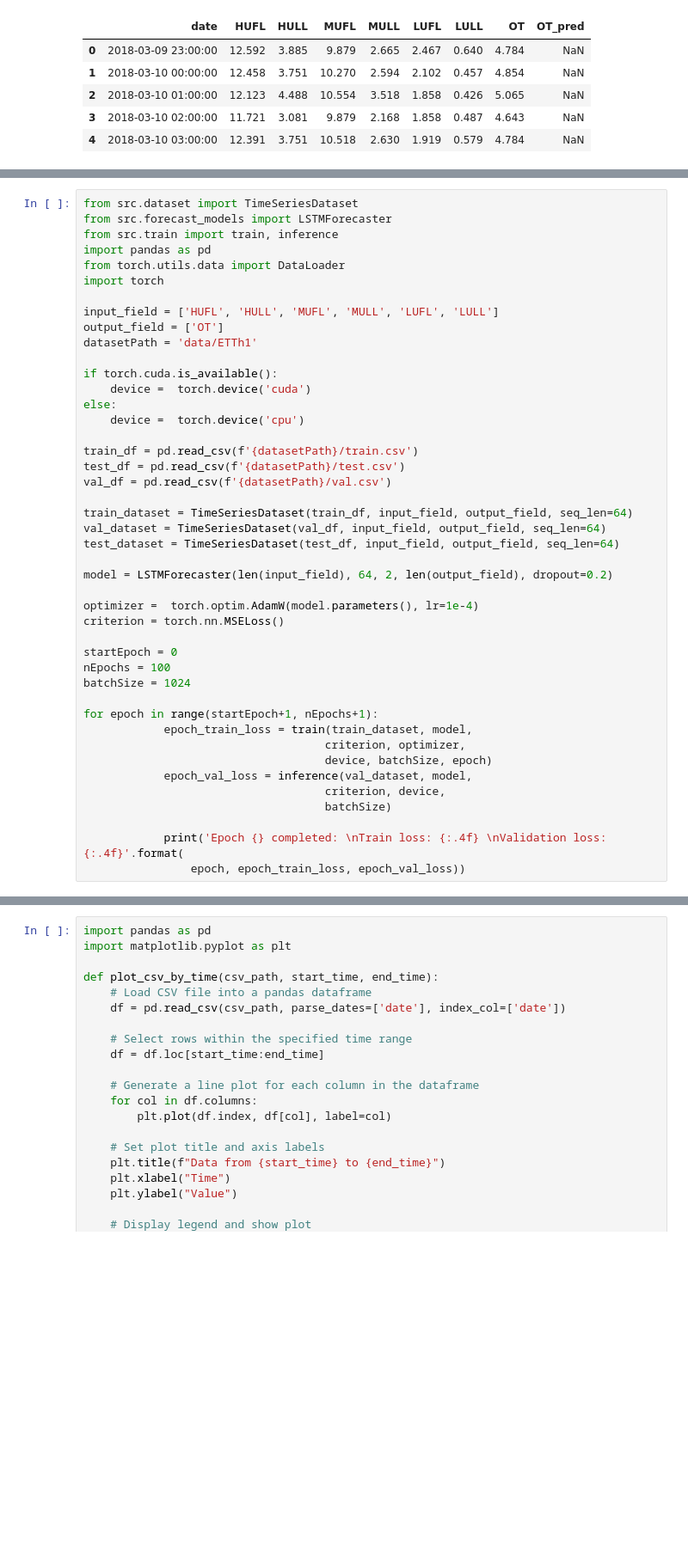
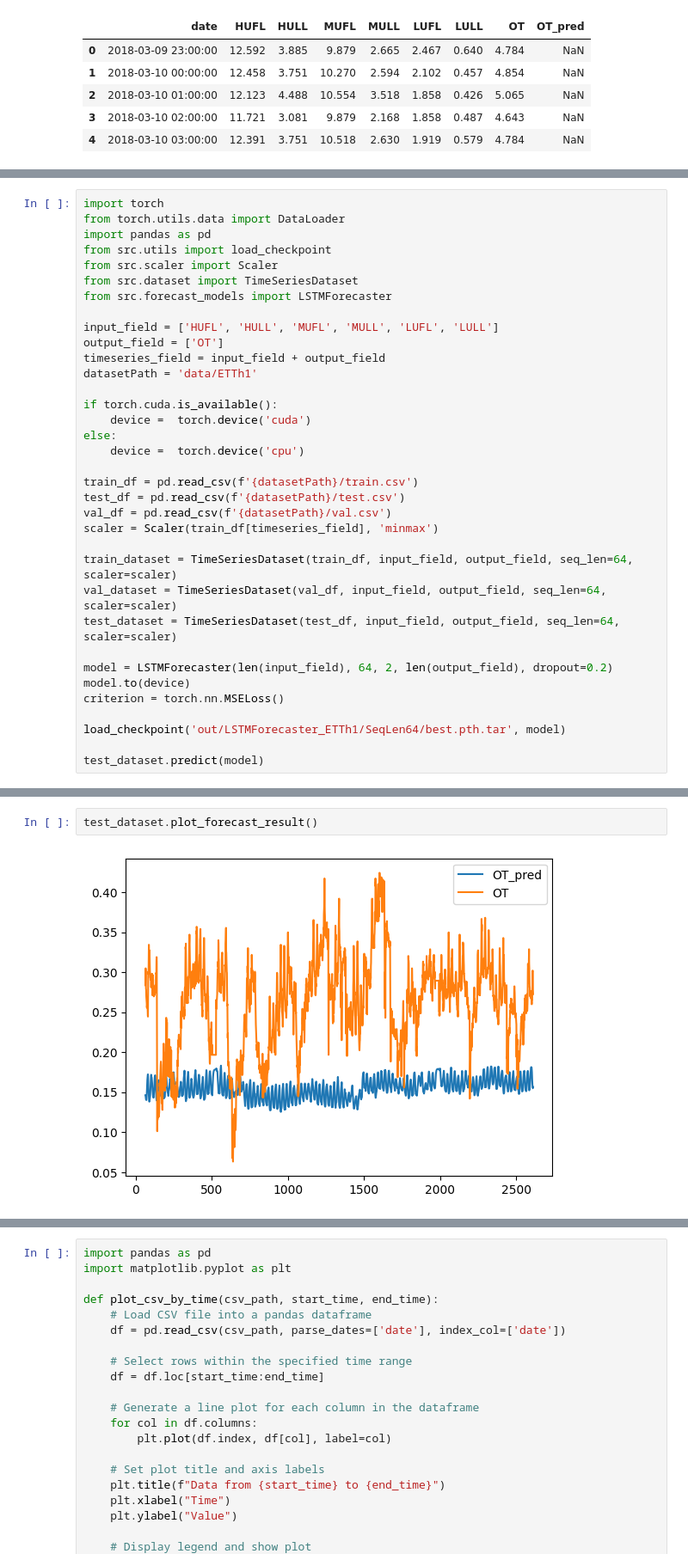
Before and after one commit to ginofft/TimeSeriesAnalysis, a Jupyter notebook: playground.ipynb, the cells around one changed output, grey strips where cells are left out. Shown at 86% size. Cells and saved outputs as stored; diff of their text form; blank space fills up the shorter version.

Commit message:
add forecasting function into dataset

```diff
--- a/playground.ipynb
+++ b/playground.ipynb
@@ -37,13 +31,15 @@ train_mins = train_df[timeseries_field].min()
 # %%
+import torch
+from torch.utils.data import DataLoader
+import pandas as pd
+from src.utils import load_checkpoint
+from src.scaler import Scaler
 from src.dataset import TimeSeriesDataset
 from src.forecast_models import LSTMForecaster
-from src.train import train, inference
-import pandas as pd
-from torch.utils.data import DataLoader
-import torch
 
 input_field = ['HUFL', 'HULL', 'MUFL', 'MULL', 'LUFL', 'LULL']
 output_field = ['OT']
+timeseries_field = input_field + output_field
 datasetPath = 'data/ETTh1'
 
 if torch.cuda.is_available():
@@ -54,28 +50,17 @@ else:
 train_df = pd.read_csv(f'{datasetPath}/train.csv')
 test_df = pd.read_csv(f'{datasetPath}/test.csv')
 val_df = pd.read_csv(f'{datasetPath}/val.csv')
+scaler = Scaler(train_df[timeseries_field], 'minmax')
 
-train_dataset = TimeSeriesDataset(train_df, input_field, output_field, seq_len=64)
-val_dataset = TimeSeriesDataset(val_df, input_field, output_field, seq_len=64)
-test_dataset = TimeSeriesDataset(test_df, input_field, output_field, seq_len=64)
+train_dataset = TimeSeriesDataset(train_df, input_field, output_field, seq_len=64, scaler=scaler)
+val_dataset = TimeSeriesDataset(val_df, input_field, output_field, seq_len=64, scaler=scaler)
+test_dataset = TimeSeriesDataset(test_df, input_field, output_field, seq_len=64, scaler=scaler)
 
 model = LSTMForecaster(len(input_field), 64, 2, len(output_field), dropout=0.2)
-
-optimizer =  torch.optim.AdamW(model.parameters(), lr=1e-4)
+model.to(device)
 criterion = torch.nn.MSELoss()
 
-startEpoch = 0
-nEpochs = 100
-batchSize = 1024
+load_checkpoint('out/LSTMForecaster_ETTh1/SeqLen64/best.pth.tar', model)
 
-for epoch in range(startEpoch+1, nEpochs+1):
-            epoch_train_loss = train(train_dataset, model,
-                                    criterion, optimizer,
-                                    device, batchSize, epoch)
-            epoch_val_loss = inference(val_dataset, model,
-                                    criterion, device,
-                                    batchSize)
-
-            print('Epoch {} completed: \nTrain loss: {:.4f} \nValidation loss: {:.4f}'.format(
-                epoch, epoch_train_loss, epoch_val_loss))
+test_dataset.predict(model)
 # %% [output]
@@ -97,0 +83,4 @@ KeyboardInterrupt:
+# %%
+test_dataset.plot_forecast_result()
+# %% [output]
+[figure, added]
```
Also changed, not shown: parts of 3 cells of this notebook, 4 other files.
